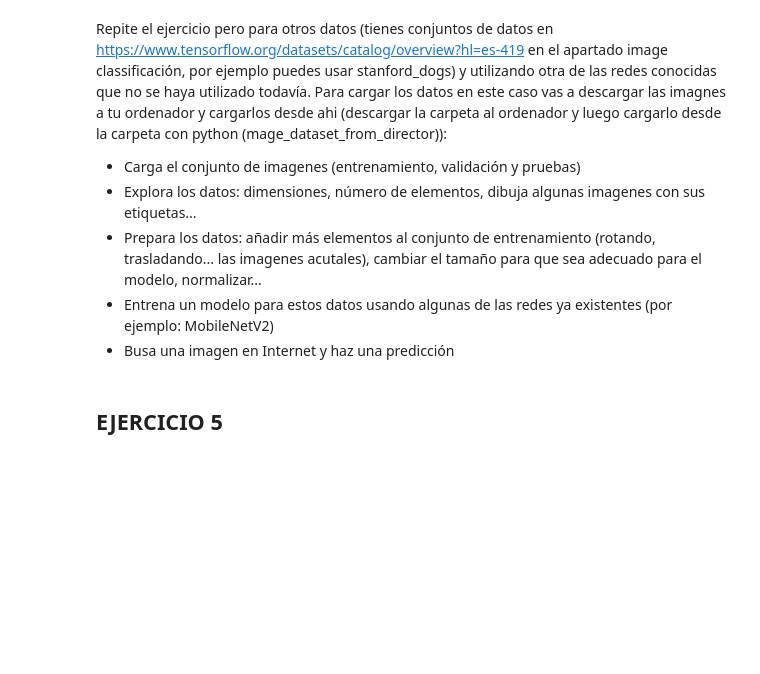
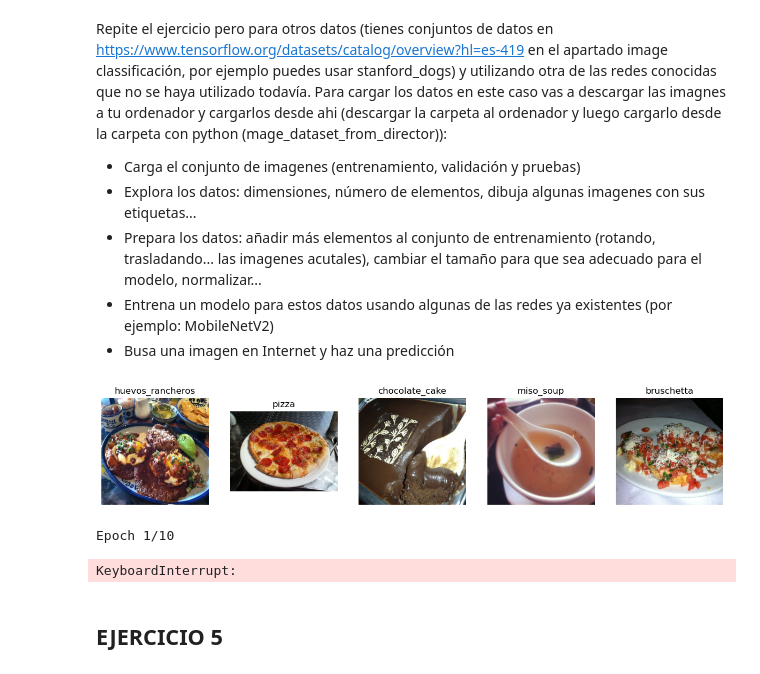
Before and after one commit to jonfdg9/IA, a Jupyter notebook: SAPA/Redes Neuronales/5_3Ejercicios.ipynb, the cells around one changed output. Drawn from its saved outputs; the diff is of its cells as text; code cells hidden in the pictures; blank space fills up the shorter version.

```diff
--- a/SAPA/Redes Neuronales/5_3Ejercicios.ipynb
+++ b/SAPA/Redes Neuronales/5_3Ejercicios.ipynb
@@ -36,3 +50,14 @@ Ten en cuenta que:
 Tal y com tenemos los datos podemos usar directamente sparse_categorical_crossentropy, para poder aplicar categorical_crossentropy hay que hacer una transformación en y (to_categorical).
 
 Haz una predicción y muestra la imagen con la etiqueta real y la predicha.
+# %%
+# Cargar el conjunto de datos MNIST
+(x_train, y_train), (x_test, y_test) = mnist.load_data()
+
+# Normalizar los datos de entrada
+x_train = x_train.astype("float32") / 255.0
+x_test = x_test.astype("float32") / 255.0
+
+# Si estás usando una CNN, es importante redimensionar las imágenes para que tengan un canal de profundidad
+x_train = x_train[..., None]  # Agrega un eje para el canal (28,28) -> (28,28,1)
+x_test = x_test[..., None]
@@ -68,3 +222,36 @@ Para cargar los datos en este caso vas a descargar las imagnes a tu ordenador y
 * Prepara los datos: añadir más elementos al conjunto de entrenamiento (rotando, trasladando... las imagenes acutales), cambiar el tamaño para que sea adecuado para el modelo, normalizar...
 * Entrena un modelo para estos datos usando algunas de las redes ya existentes (por ejemplo: MobileNetV2)
 * Busa una imagen en Internet y haz una predicción
+# %%
+#Cargar los datos de Food101
+
+# Cargar el conjunto de datos Food101
+dataset, info = tfds.load('food101', with_info=True, as_supervised=True)
+
+# Obtener las etiquetas de las clases (nombres)
+class_names = info.features['label'].names
+
+# División de los datos en entrenamiento, validación y prueba
+train_dataset = dataset['train']
+test_dataset = dataset['validation']
+
+# Dividir test en validación y prueba (50% cada uno)
+val_dataset = test_dataset.take(5000)  # Primeros 5000 como validación
+test_dataset = test_dataset.skip(5000)  # Restante como prueba
+# %%
+#Explorar los datos
+
+# Función para mostrar algunas imágenes
+def show_images(dataset, num_images=5):
+    plt.figure(figsize=(15, 15))
+    for idx, (image, label) in enumerate(dataset.take(num_images)):
+        plt.subplot(1, num_images, idx+1)
+        plt.imshow(image)
+        plt.title(class_names[label.numpy()])
+        plt.axis('off')
+    plt.show()
+
+# Mostrar algunas imágenes del conjunto de entrenamiento
+show_images(train_dataset)
+# %% [output]
+[figure, added]
@@ -70,0 +285,24 @@ Para cargar los datos en este caso vas a descargar las imagnes a tu ordenador y
+# %%
+#Crear y entrenar un modelo
+
+# Crear el modelo MobileNetV2 con transferencia de aprendizaje
+base_model = tf.keras.applications.MobileNetV2(weights='imagenet', include_top=False, input_shape=(224, 224, 3))
+
+# Congelar las capas del modelo base
+base_model.trainable = False
+
+# Crear el modelo completo
+model = tf.keras.Sequential([
+    base_model,
+    tf.keras.layers.GlobalAveragePooling2D(),
+    tf.keras.layers.Dense(101, activation='softmax')  # 101 clases de alimentos
+])
+
+# Compilar el modelo
+model.compile(optimizer='adam', loss='sparse_categorical_crossentropy', metrics=['accuracy'])
+
+# Entrenar el modelo
+history = model.fit(train_dataset, validation_data=val_dataset, epochs=10)
+# %% [output]
+Epoch 1/10
+KeyboardInterrupt:
```
Also changed, not shown: parts of 7 cells of this notebook, 5 other files.
